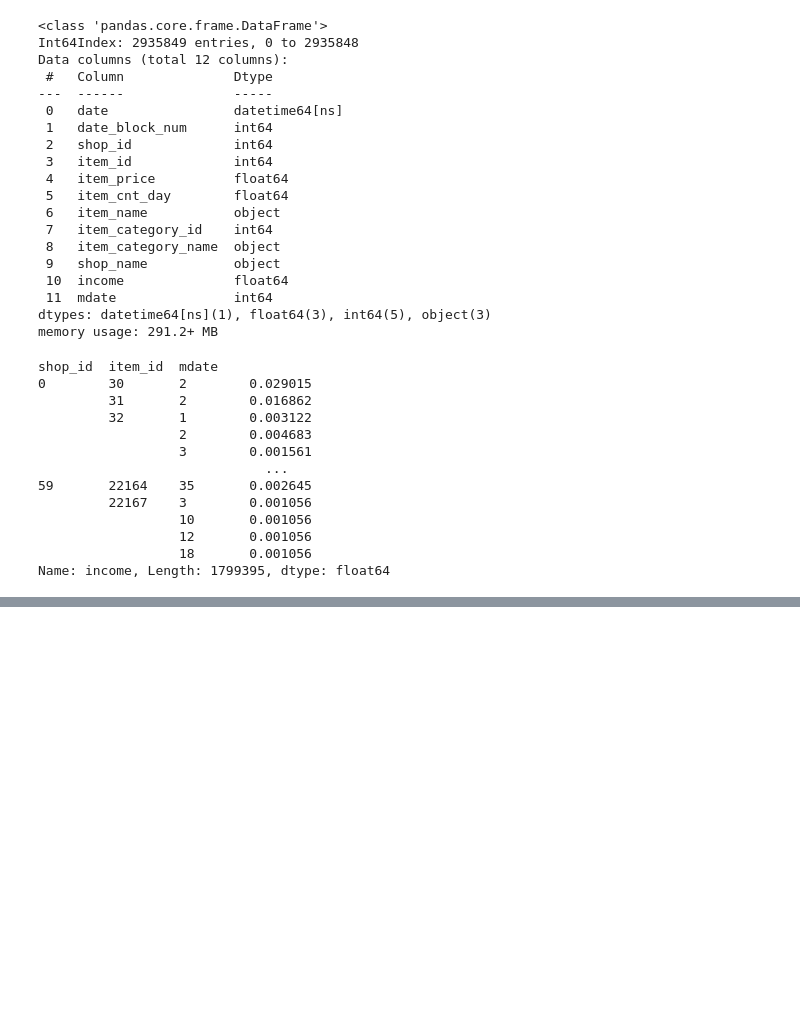
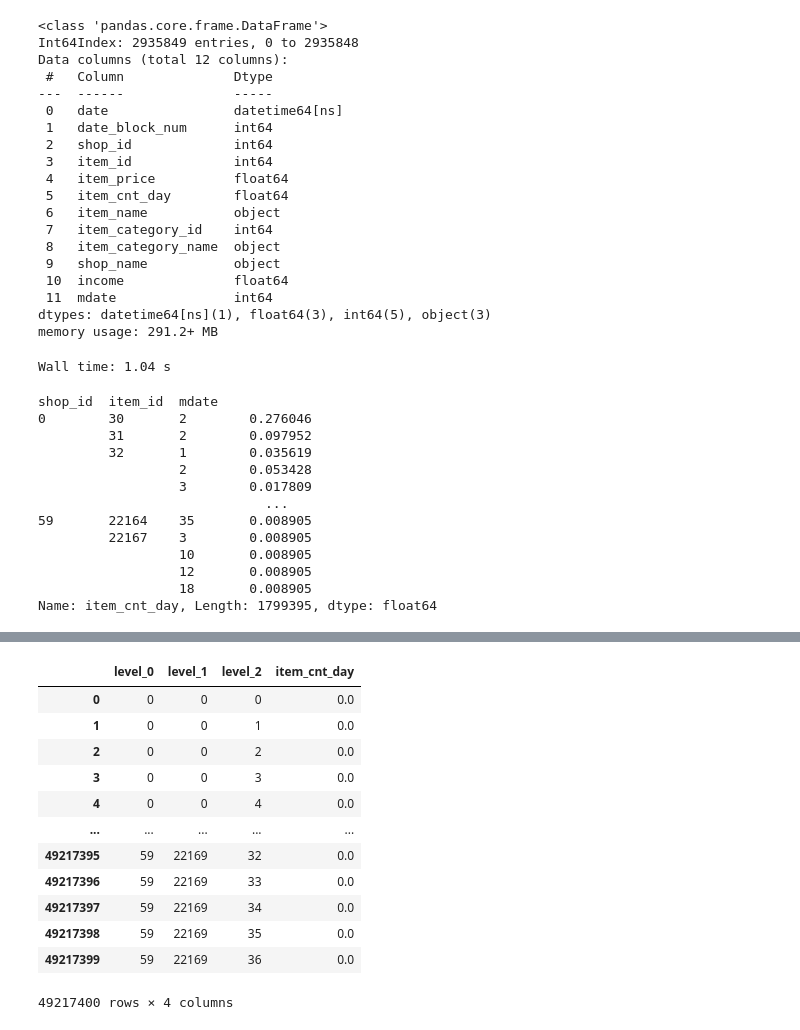
Before and after one commit to ddmitry80/coursera_how_to_win_kaggle, a Jupyter notebook: Final_project/Coursera_Kaggle_Project.ipynb, the cells around one changed output, grey strips where cells are left out. Cells and saved outputs as stored; diff of their text form; code cells hidden in the pictures; blank space fills up the shorter version.

Commit message:
Fixes in previous_valut_benchmark

```diff
--- a/Final_project/Coursera_Kaggle_Project.ipynb
+++ b/Final_project/Coursera_Kaggle_Project.ipynb
@@ -65,7 +70,7 @@ shops shape: (60, 2)
 transactions.date = pd.to_datetime(transactions.date, yearfirst=True)
 data = transactions.merge(items).merge(item_categories).merge(shops)
 # Calculate income from transaction
-data['income'] = data['item_price'] * data['item_cnt_day']
+# data['income'] = data['item_price'] * data['item_cnt_day']
 # Number of month since year 2013
 data['mdate'] = ((data['date'].dt.year-2013)*12)+data['date'].dt.month
 # Add year, month and day rows
@@ -110,33 +115,36 @@ Data columns (total 12 columns):
 dtypes: datetime64[ns](1), float64(3), int64(5), object(3)
 memory usage: 291.2+ MB
 # %%
+%%time
 # Calc normalized monthly sum of sales in each shop/item
-d_sum = data.groupby(['shop_id', 'item_id', 'mdate'])['income'].sum()
+d_sum = data.groupby(['shop_id', 'item_id', 'mdate'])['item_cnt_day'].sum()
 d_sum_norm = d_sum/d_sum.max()*20
 d_sum_norm
 # %% [output]
-shop_id  item_id  mdate
-0        30       2        0.029015
-         31       2        0.016862
-         32       1        0.003122
-                  2        0.004683
-                  3        0.001561
-                             ...
-59       22164    35       0.002645
-         22167    3        0.001056
-                  10       0.001056
-                  12       0.001056
-                  18       0.001056
-Name: income, Length: 1799395, dtype: float64
+Wall time: 1.04 s
+shop_id  item_id  mdate
+0        30       2        0.276046
+         31       2        0.097952
+         32       1        0.035619
+                  2        0.053428
+                  3        0.017809
+                             ...
+59       22164    35       0.008905
+         22167    3        0.008905
+                  10       0.008905
+                  12       0.008905
+                  18       0.008905
+Name: item_cnt_day, Length: 1799395, dtype: float64
 # %%
-%%timeit
+%%time
 # Make the fiture - previous_value_benchmark as
 d_sum_idx = pd.MultiIndex.from_product([np.arange(data['shop_id'].max()+1)
                                         , np.arange(data['item_id'].max()+1)
                                         , np.arange(data['mdate'].max()+1)])
 d_sum_indexed = pd.DataFrame(index=d_sum_idx, data=d_sum_norm)
 d_sum_indexed = d_sum_indexed.shift(periods=-1)
-# d_sum_indexed.fillna(value=0, inplace=True)
-# d_sum_indexed.reset_index(inplace=True)
-# d_sum_indexed.columns=['shop_id', 'mdate', 'previous_value_benchmark']
+d_sum_indexed.fillna(value=0, inplace=True)
+d_sum_indexed.reset_index(inplace=True)
+# d_sum_indexed.columns=['shop_id', 'item_id', 'mdate', 'previous_value_benchmark']
 d_sum_indexed
+# %% [output]
@@ -143,3 +152,16 @@ d_sum_indexed
+|  | level_0 | level_1 | level_2 | item_cnt_day |
+| 0 | 0 | 0 | 0 | 0.0 |
+| 1 | 0 | 0 | 1 | 0.0 |
+| 2 | 0 | 0 | 2 | 0.0 |
+| 3 | 0 | 0 | 3 | 0.0 |
+| 4 | 0 | 0 | 4 | 0.0 |
+| ... | ... | ... | ... | ... |
+| 49217395 | 59 | 22169 | 32 | 0.0 |
+| 49217396 | 59 | 22169 | 33 | 0.0 |
+| 49217397 | 59 | 22169 | 34 | 0.0 |
+| 49217398 | 59 | 22169 | 35 | 0.0 |
+| 49217399 | 59 | 22169 | 36 | 0.0 |
+49217400 rows × 4 columns
 # %%
 data.merge(how='left', right=d_sum_indexed, on=['shop_id', 'mdate'])
 # %% [output]
```
Also changed, not shown: parts of 4 cells of this notebook.
